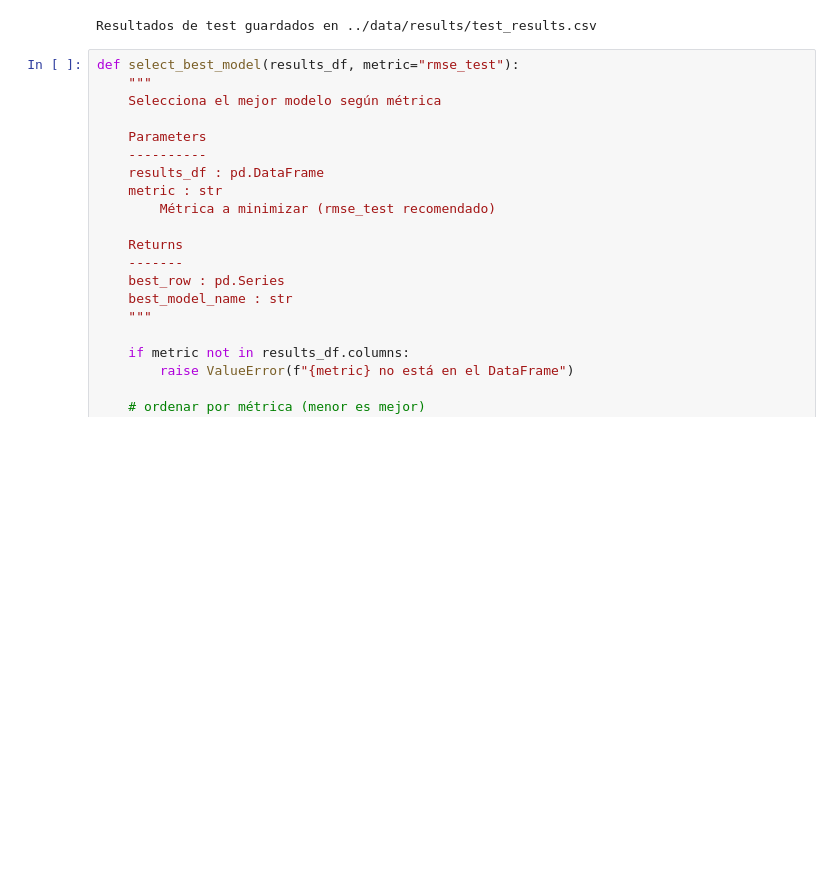
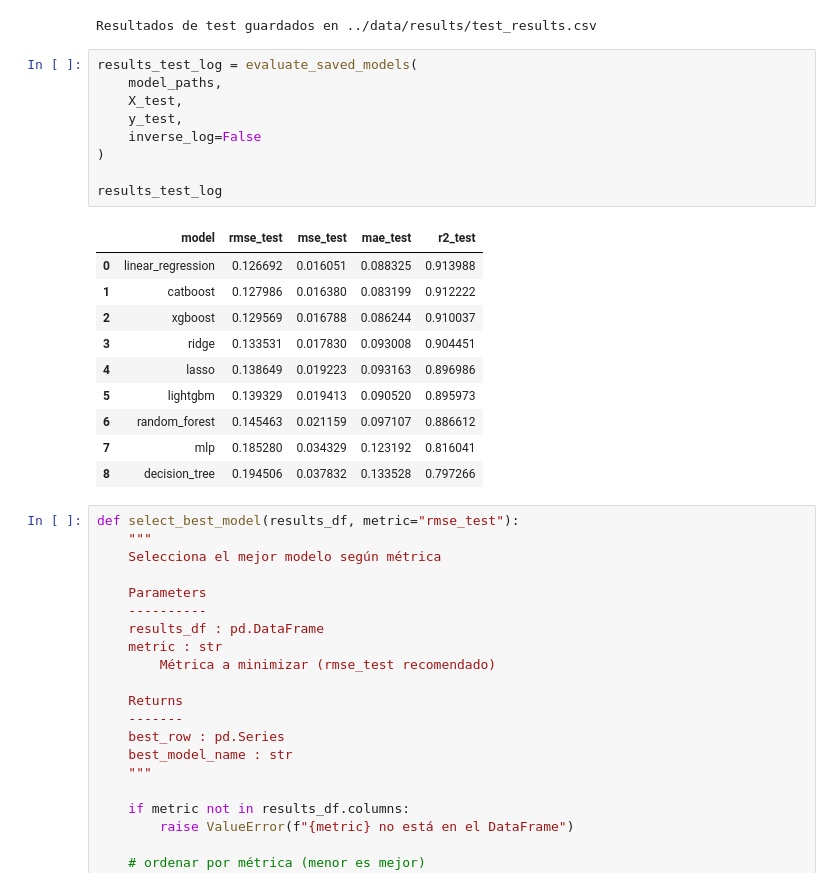
Before and after one commit to kmgomezm/proyecto_estadistica_multivariada, a Jupyter notebook: notebooks/03_modeling.ipynb, the cells around one changed output. Saved outputs shown, nothing was run; the diff lists cells and outputs as text; blank space fills up the shorter version.

```diff
--- a/notebooks/03_modeling.ipynb
+++ b/notebooks/03_modeling.ipynb
@@ -464,6 +468,26 @@ results_test.to_csv("../data/results/test_results.csv", index=False)
 print("Resultados de test guardados en ../data/results/test_results.csv")
 # %% [output]
 Resultados de test guardados en ../data/results/test_results.csv
+# %%
+results_test_log = evaluate_saved_models(
+    model_paths,
+    X_test,
+    y_test,
+    inverse_log=False
+)
+
+results_test_log
+# %% [output]
+|  | model | rmse_test | mse_test | mae_test | r2_test |
+| 0 | linear_regression | 0.126692 | 0.016051 | 0.088325 | 0.913988 |
+| 1 | catboost | 0.127986 | 0.016380 | 0.083199 | 0.912222 |
+| 2 | xgboost | 0.129569 | 0.016788 | 0.086244 | 0.910037 |
+| 3 | ridge | 0.133531 | 0.017830 | 0.093008 | 0.904451 |
+| 4 | lasso | 0.138649 | 0.019223 | 0.093163 | 0.896986 |
+| 5 | lightgbm | 0.139329 | 0.019413 | 0.090520 | 0.895973 |
+| 6 | random_forest | 0.145463 | 0.021159 | 0.097107 | 0.886612 |
+| 7 | mlp | 0.185280 | 0.034329 | 0.123192 | 0.816041 |
+| 8 | decision_tree | 0.194506 | 0.037832 | 0.133528 | 0.797266 |
 # %%
 def select_best_model(results_df, metric="rmse_test"):
     """
```
Also changed, not shown: parts of 3 cells of this notebook, 2 other files.
